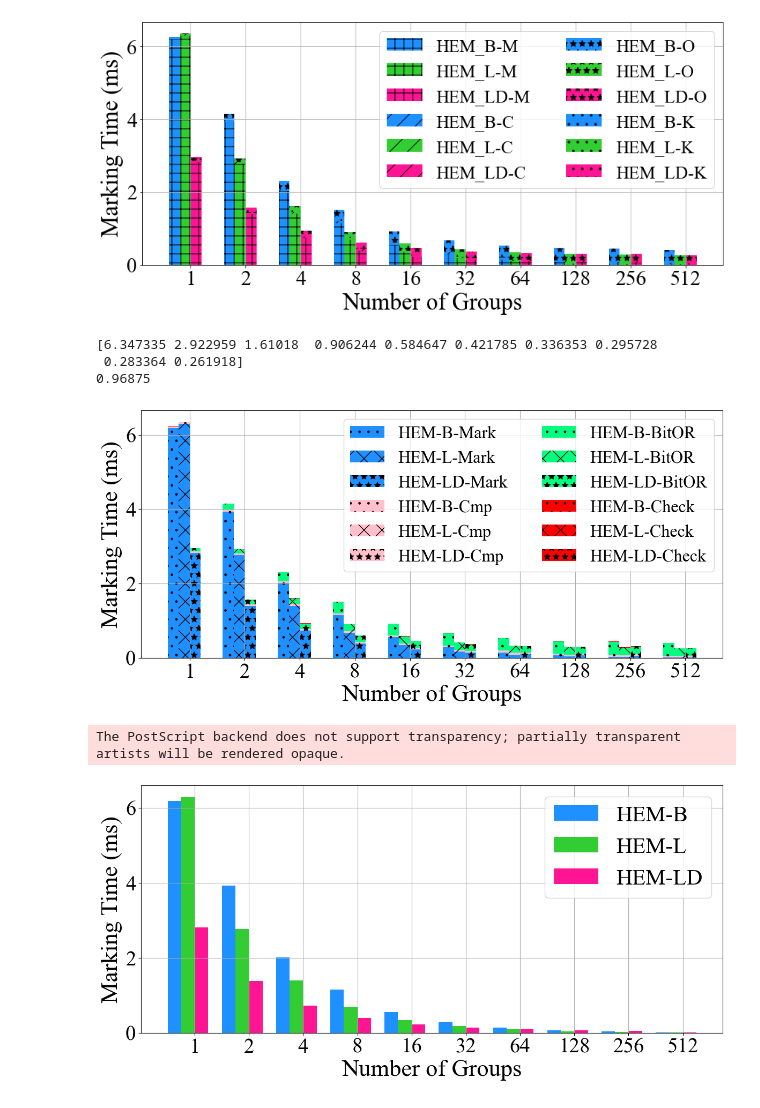
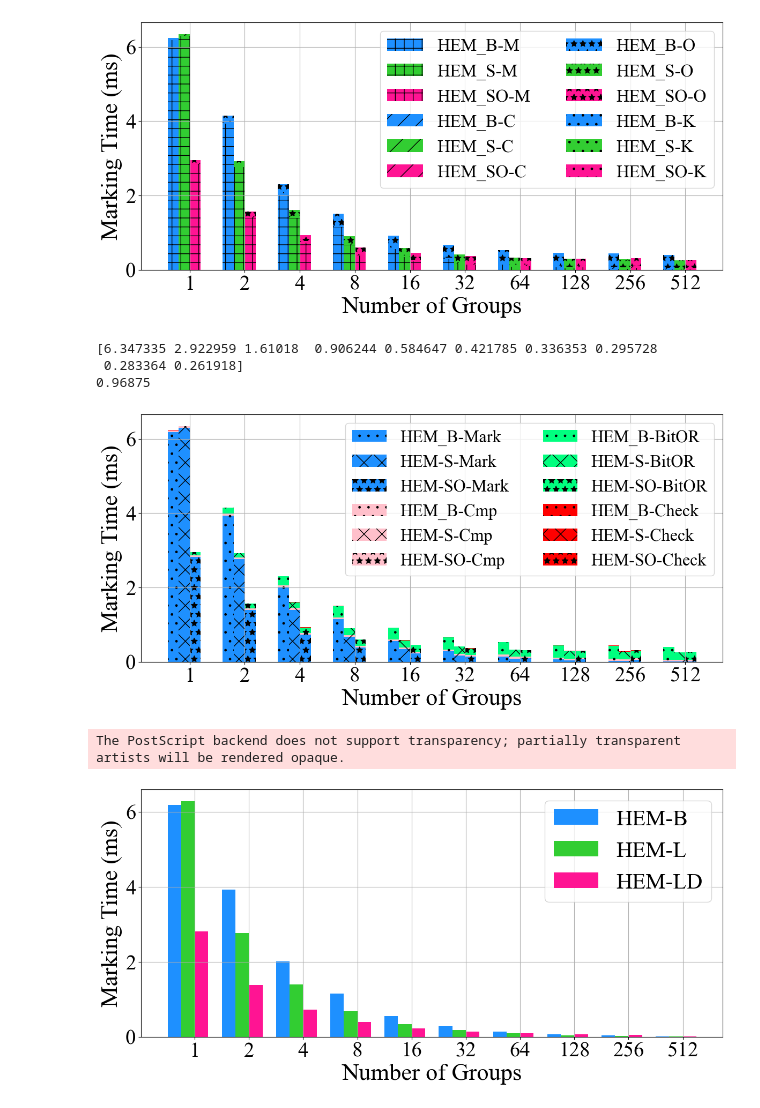
Before and after one commit to shiwanghua/HEM, a Jupyter notebook: pictures/HEM_expand/VerificationExperiment.ipynb, the cells around one changed output. Cells and saved outputs as stored; diff of their text form; code cells hidden in the pictures.

```diff
--- a/pictures/HEM_expand/VerificationExperiment.ipynb
+++ b/pictures/HEM_expand/VerificationExperiment.ipynb
@@ -38,7 +38,8 @@ HEM2SD = [
 
 Memory = [157, 159, 169, 188, 226, 302, 455, 760, 1370, 2591]
 
-Name = ["Rein", "HEM_B", "HEM-CC", "HEM-CW", "HEM_L", "HEM-PC", "HEM_LD"]
+# Name = ["Rein", "HEM_B", "HEM-CC", "HEM-CW", "HEM_L", "HEM-PC", "HEM_LD"]
+Name = ["Rein", "HEM_B", "HEM-BO", "HEM-BS", "HEM-S", "HEM-SO'", "HEM-SO"]
 Colors = ["DODGERBLUE","limegreen", "DEEPPINK"]
 TimeType = ["-M", "-C", "-O", "-K"]
 # /   - diagonal hatching
@@ -114,34 +115,34 @@ HEM_LD_CK=[0.006874, 0.006807, 0.006825, 0.006784, 0.006789, 0.006808, 0.006775,
 bars[0]=plt.bar(x - 1.5 * width, HEM_B_CK, width, bottom=bottom_y[0], color=Colors[0], label=Name[1]+TimeType[3])
 bottom_y[0]+=HEM_B_CK
 bars[1]=plt.bar(x - 0.5 * width, HEM_L_CK, width, bottom=bottom_y[1], color=Colors[1], label=Name[4]+TimeType[3])
 bottom_y[1]+=HEM_B_CK
 bars[2]=plt.bar(x + 0.5 * width, HEM_LD_CK, width, bottom=bottom_y[2], color=Colors[2], label=Name[6]+TimeType[3])
 bottom_y[2]+=HEM_B_CK
 for i in range(3):
     for bar in bars[i]:
         bar.set_hatch(marks[3])
 
 # #画图
 # bars = plt.bar(x,y,color="w",edgecolor="k")
 # #填充
 # for bar,mark in zip(bars,marks):
 #     bar.set_hatch(mark)
 
 
 # plt.tick_params(direction='out', labelsize=28, length=5.5, width=1)
 plt.tick_params(labelsize=28)
 plt.xlabel('Number of Groups', fontsize=32)
 plt.ylabel('Marking Time (ms)', fontsize=32)
 # plt.title('4 datasets')
 # x轴刻度标签位置不进行计算
 plt.xticks(x, labels=be)
 plt.legend(fontsize=24, ncol=2)
 plt.grid()
 fig = plt.gcf()
 plt.show()
 fig.savefig('./exp1_markingTime_be2.pdf', format='pdf', bbox_inches='tight')
 # %% [output]
-[figure, old version]
+[figure, new version]
 # %%
 # bottom_y = [[0] * len(be)]*3
 # bottom_y[1]+=HEM_B_Mark
@@ -192,7 +193,8 @@ HEM2SD = [
 
 Memory = [157, 159, 169, 188, 226, 302, 455, 760, 1370, 2591]
 
-Name = ["Rein", "HEM-B", "HEM-CC", "HEM-CW", "HEM-L", "HEM-PC", "HEM-LD"]
+# Name = ["Rein", "HEM-B", "HEM-CC", "HEM-CW", "HEM-L", "HEM-PC", "HEM-LD"]
+Name = ["Rein", "HEM_B", "HEM-BO", "HEM-BS", "HEM-S", "HEM-SO'", "HEM-SO"]
 Colors = ['DODGERBLUE', 'pink', '#00FF7F', 'r']
 TimeType = ["-Mark", "-Cmp", "-BitOR", "-Check"]
 # /   - diagonal hatching
@@ -295,7 +297,7 @@ fig = plt.gcf()
 plt.show()
 fig.savefig('./exp1_markingTime_be2.eps', format='eps', bbox_inches='tight')
 # %% [output]
-[figure, old version]
+[figure, new version]
 The PostScript backend does not support transparency; partially transparent artists will be rendered opaque.
 # %%
 import matplotlib
```
Also changed, not shown: 17 other files.
